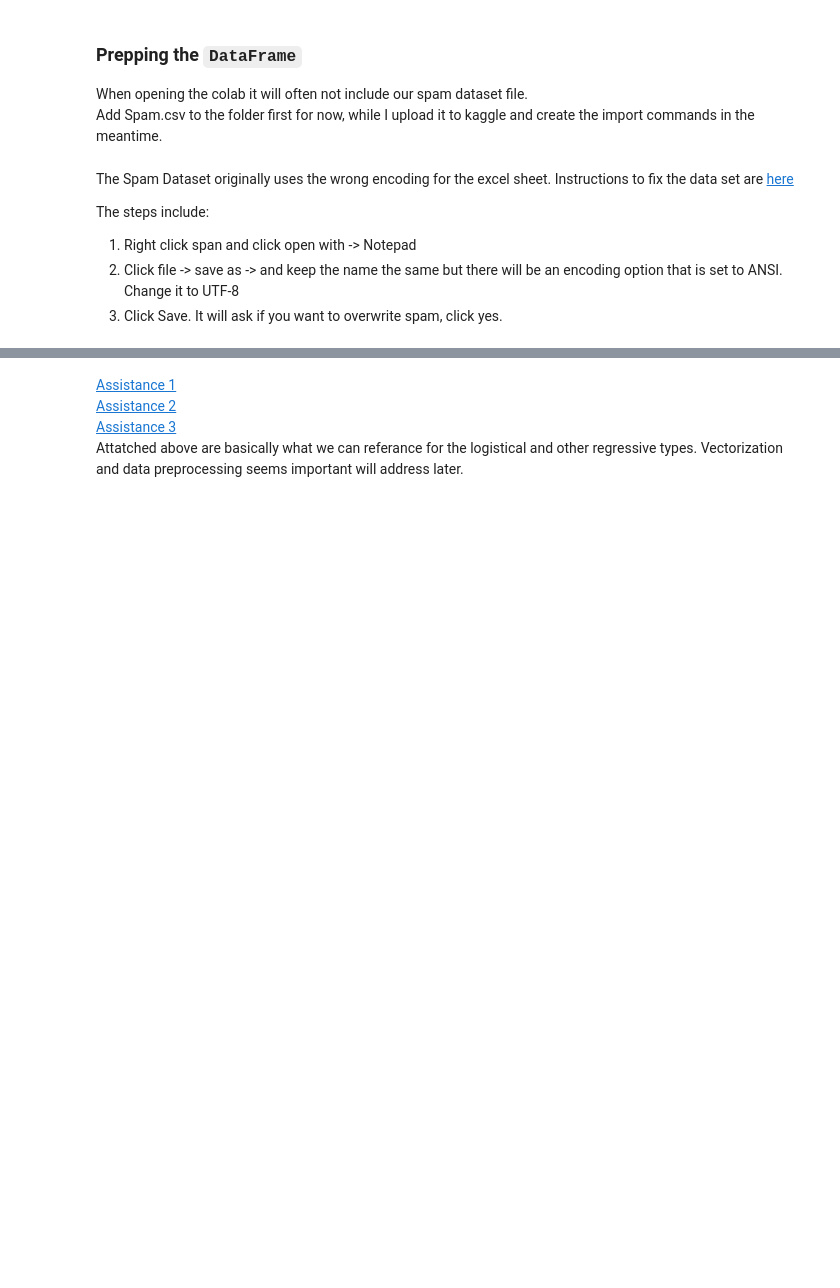
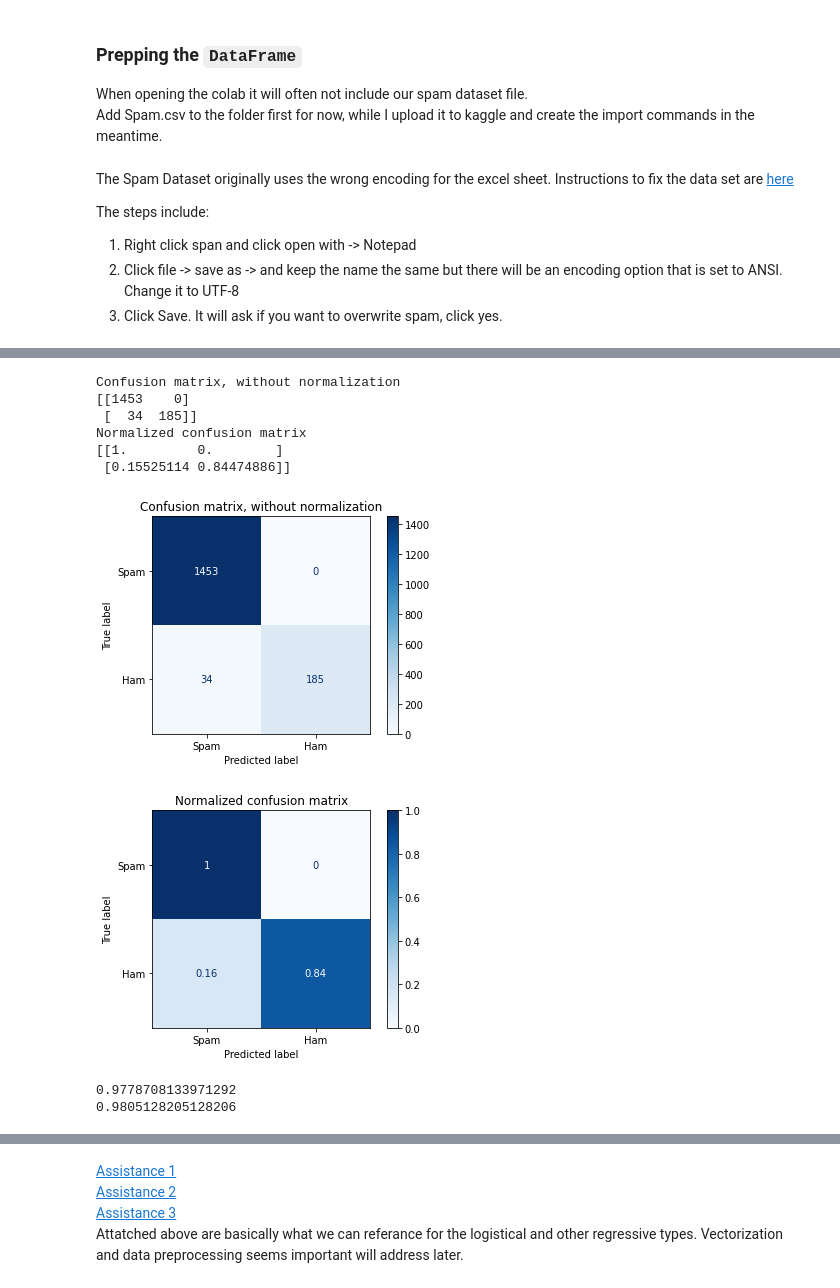
Before and after one commit to Applied-Machine-Learning-2022/final-project-group6-morganstate, a Jupyter notebook: Spam_and_Ham.ipynb, the cells around one changed output, grey strips where cells are left out. Drawn from its saved outputs; the diff is of its cells as text; code cells hidden in the pictures; blank space fills up the shorter version.

Commit message:
Update Spam_and_Ham.ipynb
added confusion matrix for svm model

```diff
--- a/Spam_and_Ham.ipynb
+++ b/Spam_and_Ham.ipynb
@@ -147,3 +259,55 @@ print('Accruracy: \n', accuracy_score(y_test, pred))
+# %%
+from sklearn.metrics import ConfusionMatrixDisplay
+
+class_names = ['Spam', 'Ham']
+
+titles_options = [
+    ('Confusion matrix, without normalization', None),
+    ('Normalized confusion matrix', 'true')
+]
+
+for title, normalize in titles_options:
+    display = ConfusionMatrixDisplay.from_estimator(
+        svm,
+        X_test,
+        y_test,
+        display_labels=class_names,
+        cmap=plt.cm.Blues,
+        normalize=normalize
+    )
+    display.ax_.set_title(title)
+
+    print(title)
+    print(display.confusion_matrix)
+plt.show()
+# %% [output]
+Confusion matrix, without normalization
+[[1453    0]
+ [  34  185]]
+Normalized confusion matrix
+[[1.         0.        ]
+ [0.15525114 0.84474886]]
+[figure, added]
+[figure, added]
+# %%
+from sklearn.linear_model import LogisticRegression
+from sklearn.metrics import accuracy_score
+from sklearn.metrics import make_scorer, f1_score
+from sklearn.model_selection import cross_val_score
+
+f1 = make_scorer(f1_score, average='micro')
+estimator = LogisticRegression()
+cross = cross_val_score(estimator, X_train, y_train, scoring=f1)
+
+
+logistic = LogisticRegression(solver='liblinear', penalty='l1')
+logistic.fit(X_train, y_train)
+pred = logistic.predict(X_test)
+print(f'{accuracy_score(y_test, pred)}')
+print(f'{cross.mean()}')
+# %% [output]
+0.9778708133971292
+0.9805128205128206
 # %%
 from sklearn.tree import DecisionTreeClassifier
 from sklearn import tree
```
Also changed, not shown: parts of 17 cells of this notebook.
